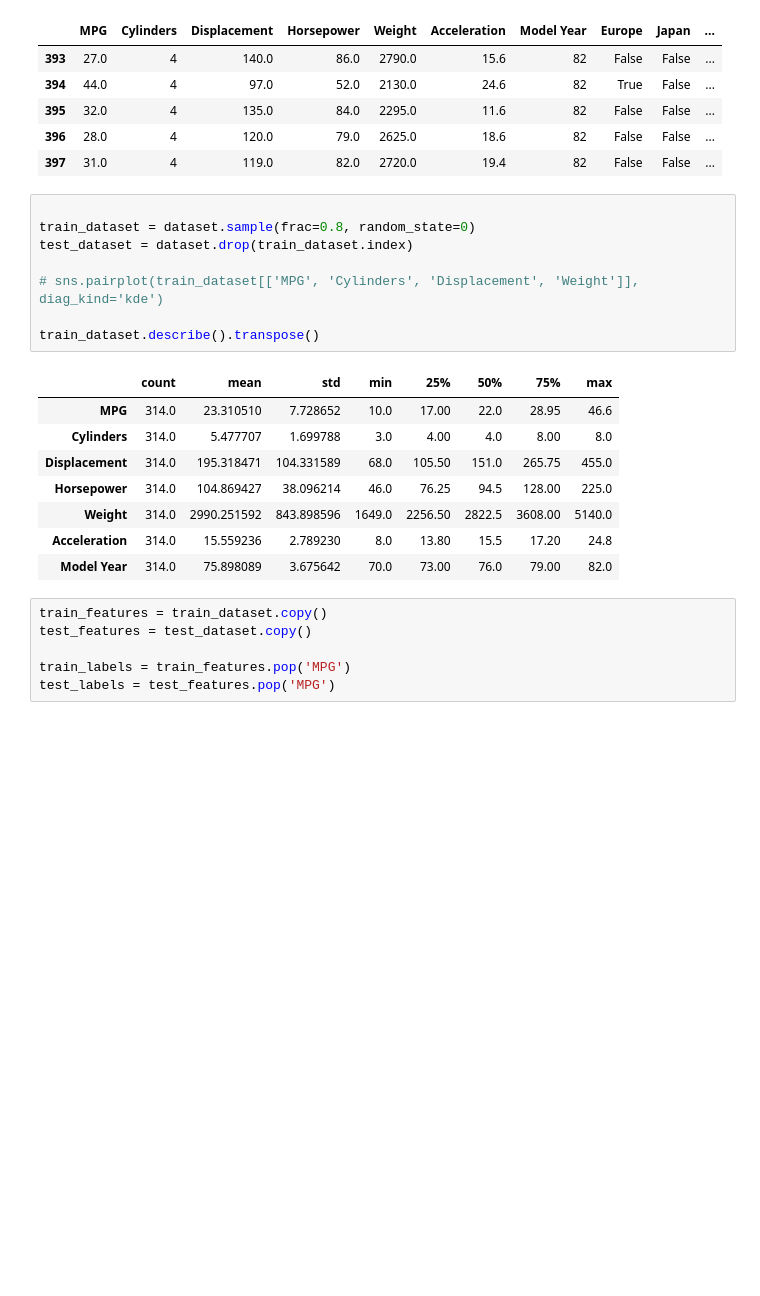
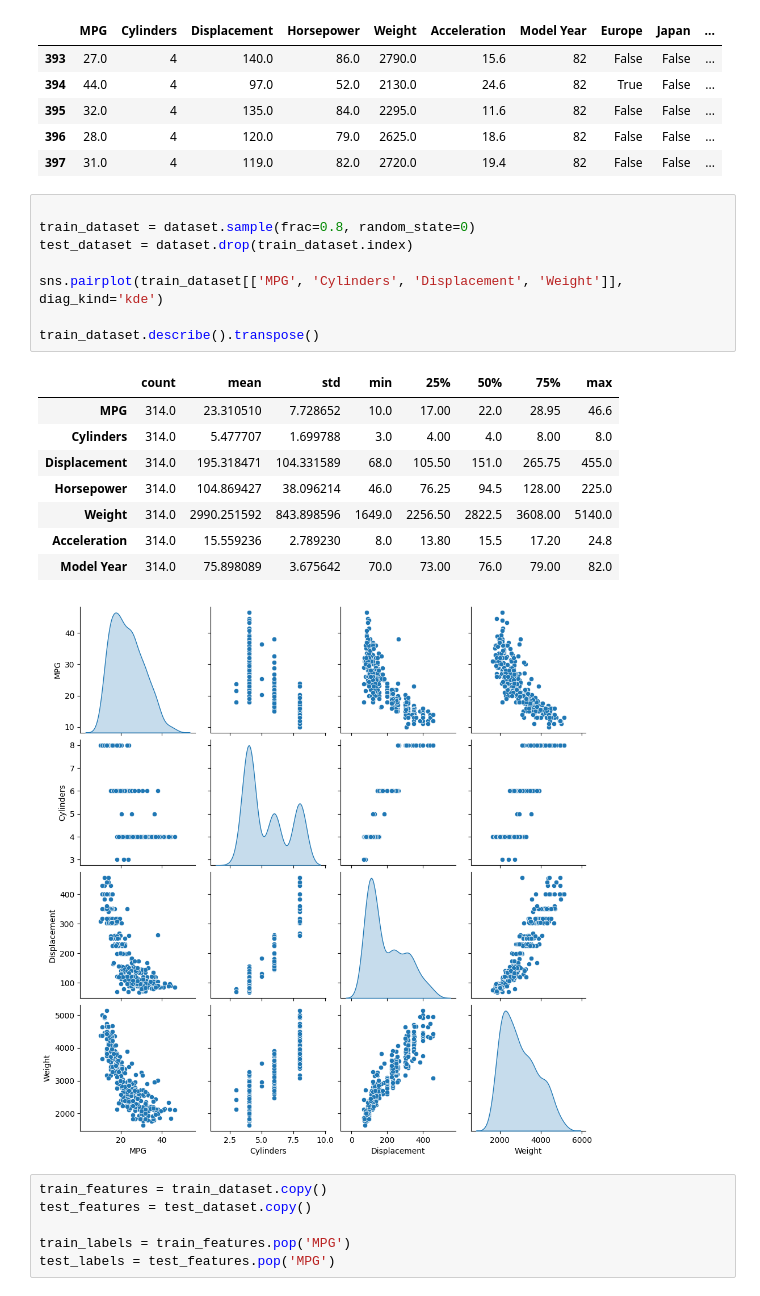
Before and after one commit to drizz12234/FF-Neural-Network, a Jupyter notebook: RegressionEX.ipynb, the cells around one changed output. Drawn from its saved outputs; the diff is of its cells as text; blank space fills up the shorter version.

```diff
--- a/RegressionEX.ipynb
+++ b/RegressionEX.ipynb
@@ -54,20 +54,21 @@ dataset.tail()
 # %%
 
 train_dataset = dataset.sample(frac=0.8, random_state=0)
 test_dataset = dataset.drop(train_dataset.index)
 
-# sns.pairplot(train_dataset[['MPG', 'Cylinders', 'Displacement', 'Weight']], diag_kind='kde')
+sns.pairplot(train_dataset[['MPG', 'Cylinders', 'Displacement', 'Weight']], diag_kind='kde')
 
 train_dataset.describe().transpose()
 # %% [output]
 |  | count | mean | std | min | 25% | 50% | 75% | max |
 | MPG | 314.0 | 23.310510 | 7.728652 | 10.0 | 17.00 | 22.0 | 28.95 | 46.6 |
 | Cylinders | 314.0 | 5.477707 | 1.699788 | 3.0 | 4.00 | 4.0 | 8.00 | 8.0 |
 | Displacement | 314.0 | 195.318471 | 104.331589 | 68.0 | 105.50 | 151.0 | 265.75 | 455.0 |
 | Horsepower | 314.0 | 104.869427 | 38.096214 | 46.0 | 76.25 | 94.5 | 128.00 | 225.0 |
 | Weight | 314.0 | 2990.251592 | 843.898596 | 1649.0 | 2256.50 | 2822.5 | 3608.00 | 5140.0 |
 | Acceleration | 314.0 | 15.559236 | 2.789230 | 8.0 | 13.80 | 15.5 | 17.20 | 24.8 |
 | Model Year | 314.0 | 75.898089 | 3.675642 | 70.0 | 73.00 | 76.0 | 79.00 | 82.0 |
+[figure, added]
 # %%
 train_features = train_dataset.copy()
 test_features = test_dataset.copy()
```
Also changed, not shown: parts of 3 cells of this notebook, 5 other files.
